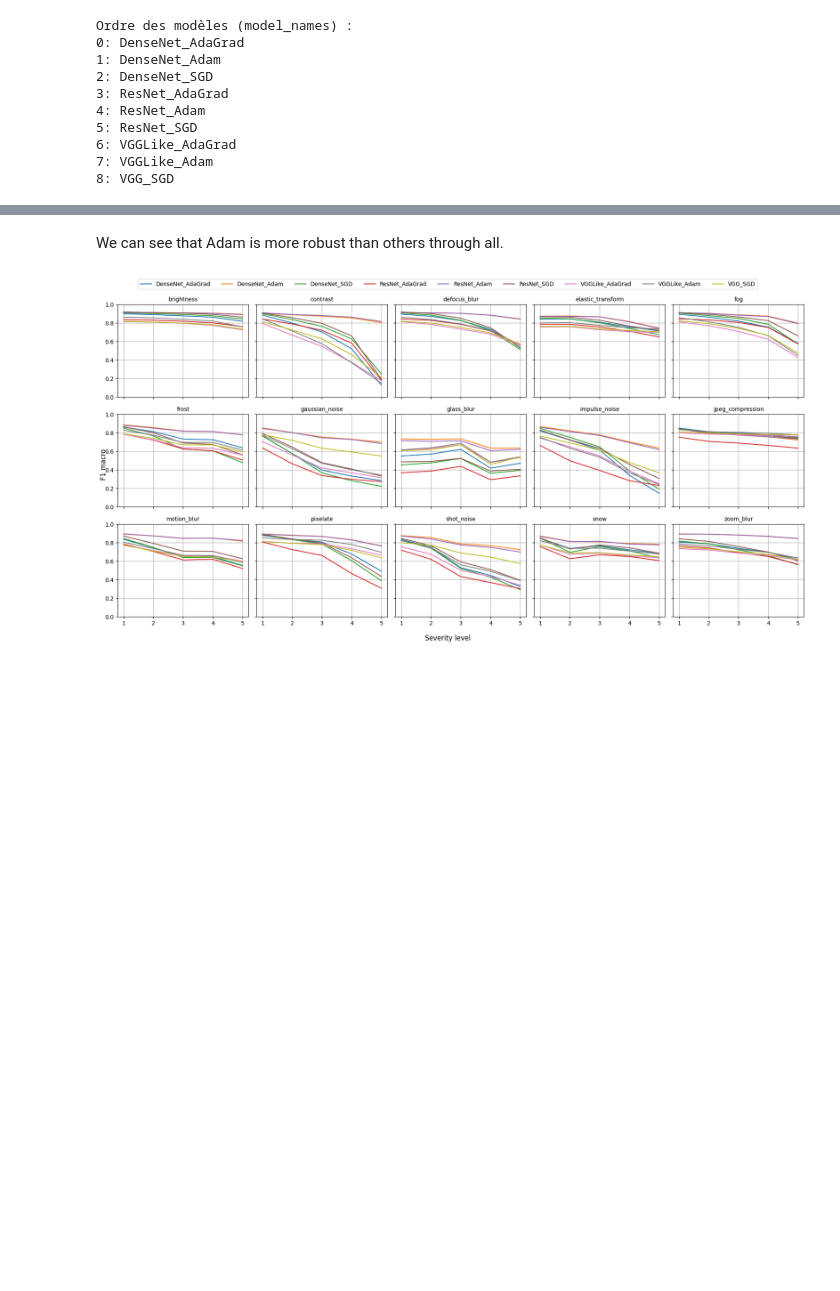
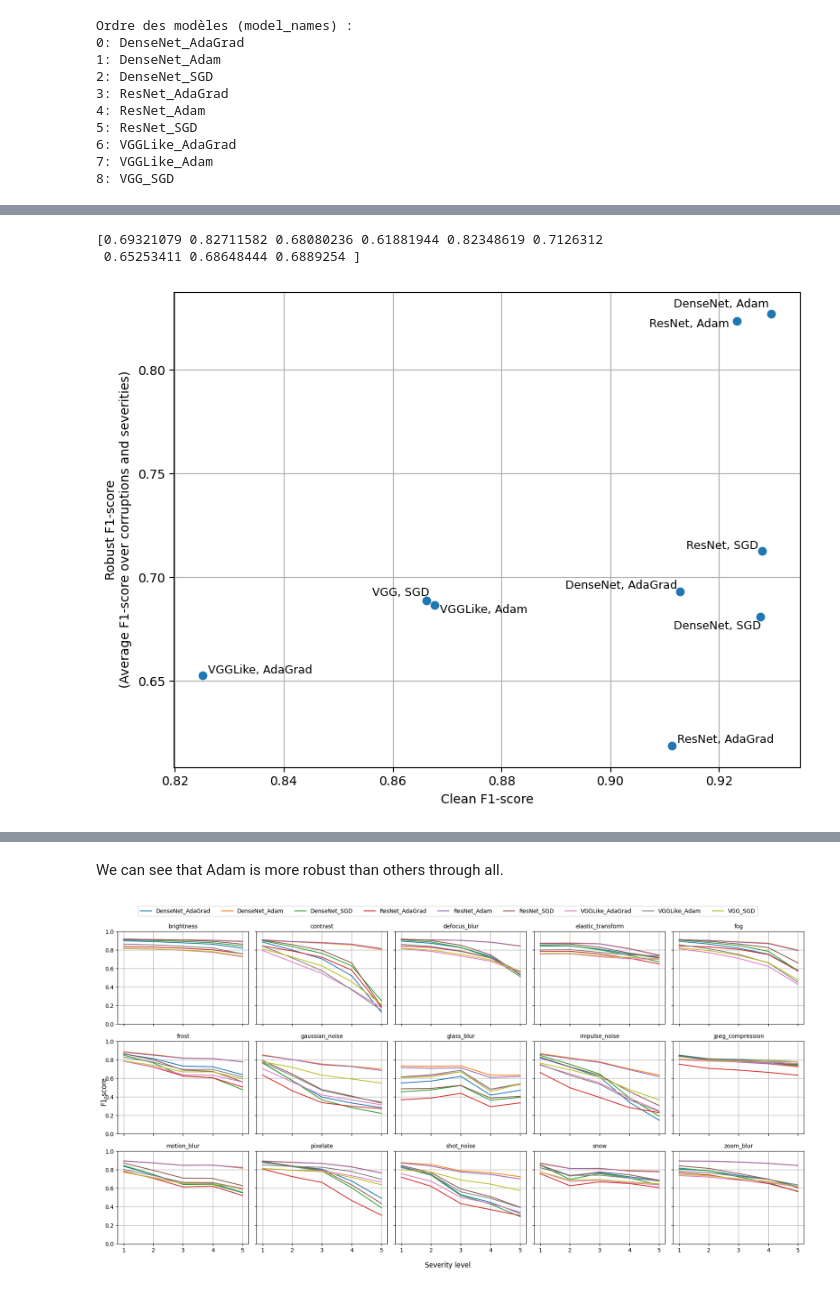
Before and after one commit to SamuelWaridel/OptML-project, a Jupyter notebook: graphs_corruption.ipynb, the cells around one changed output, grey strips where cells are left out. Saved outputs shown, nothing was run; the diff lists cells and outputs as text; code cells hidden in the pictures; blank space fills up the shorter version.

```diff
--- a/graphs_corruption.ipynb
+++ b/graphs_corruption.ipynb
@@ -47,0 +70,69 @@ Ordre des modèles (model_names) :
+# %%
+"""
+Précision propre vs robustesse moyenne
+    => visualise si certains modèles sacrifient la précision propre pour la robustesse, ou l’inverse
+
+Axe X : Précision en conditions propres
+Axe Y : Moyenne des performances corrompues
+"""
+
+"""
+0: DenseNet_AdaGrad 0.9026944891
+1: DenseNet_Adam
+2: DenseNet_SGD 0.9125940113141272
+3: ResNet_AdaGrad 0.910335397
+4: ResNet_Adam
+5: ResNet_SGD 0.9193440341235497
+6: VGGLike_AdaGrad 0.8219071213
+7: VGGLike_Adam
+8: VGG_SGD 0.8676458931227247
+"""
+
+clean_perfs = np.array([0.9026944891, 0.929615, 0.9125940113141272, 0.910335397, 0.923232, 0.9193440341235497, 0.8219071213, 0.867643, 0.8676458931227247])
+robust_perfs = all_data.mean(axis=(1, 2))  # performance moyenne en condition corrompue
+
+display_names = [name.replace('_', ', ') for name in model_names]
+
+
+print(robust_perfs)
+
+plt.figure(figsize=(8, 6))
+plt.scatter(clean_perfs, robust_perfs)
+
+for i, name in enumerate(display_names):
+    # Décalage par défaut
+    dx, dy = 0.001, 0.001
+
+    # Cas particuliers pour éviter chevauchement
+    if i == 7:
+        dy = -0.004
+    elif i == 8:
+        dy = 0.002
+        dx = -0.01
+    elif i == 1:
+        dx = -0.018
+        dy = 0.0029
+    elif i == 4:
+        dx = -0.016
+        dy = -0.003
+    elif i == 2:
+        dx = -0.016
+        dy = -0.006
+    elif i == 5:
+        dx = -0.014
+    elif i == 0:
+        dx = -0.021
+
+    plt.text(clean_perfs[i] + dx, robust_perfs[i] + dy, name, fontsize=9)
+
+
+
+plt.xlabel('Clean F1-score')
+plt.ylabel('Robust F1-score\n(Average F1-score over corruptions and severities)')
+plt.grid(True)
+plt.tight_layout()
+plt.show()
+# %% [output]
+[0.69321079 0.82711582 0.68080236 0.61881944 0.82348619 0.7126312
+ 0.65253411 0.68648444 0.6889254 ]
+[figure, added]
```
Also changed, not shown: parts of 8 cells of this notebook.
